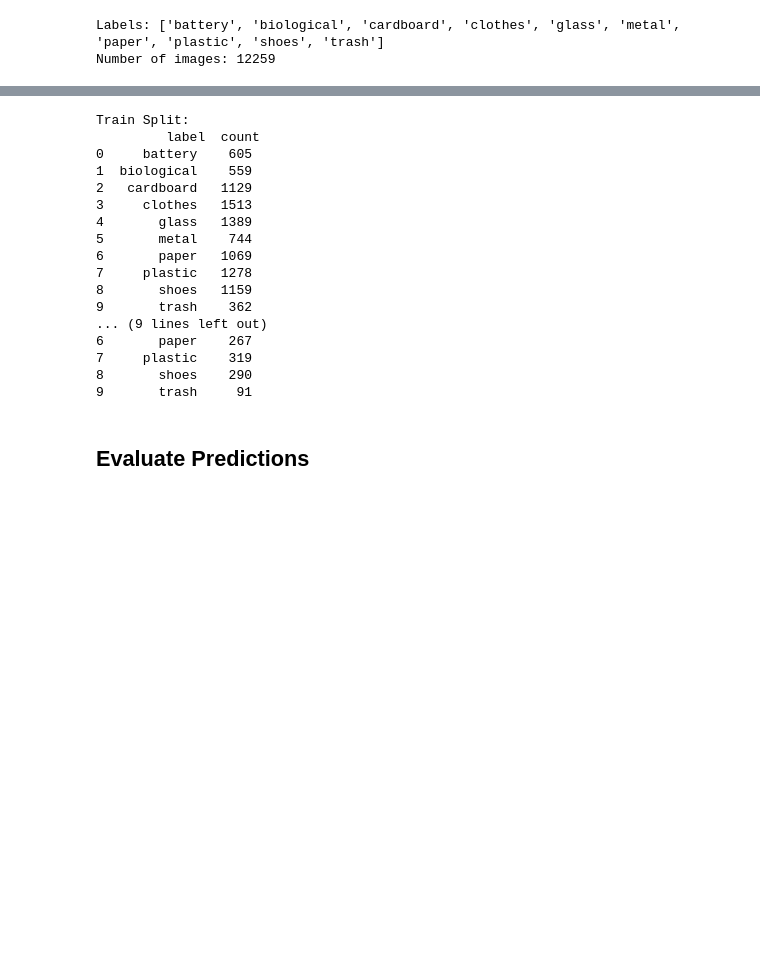
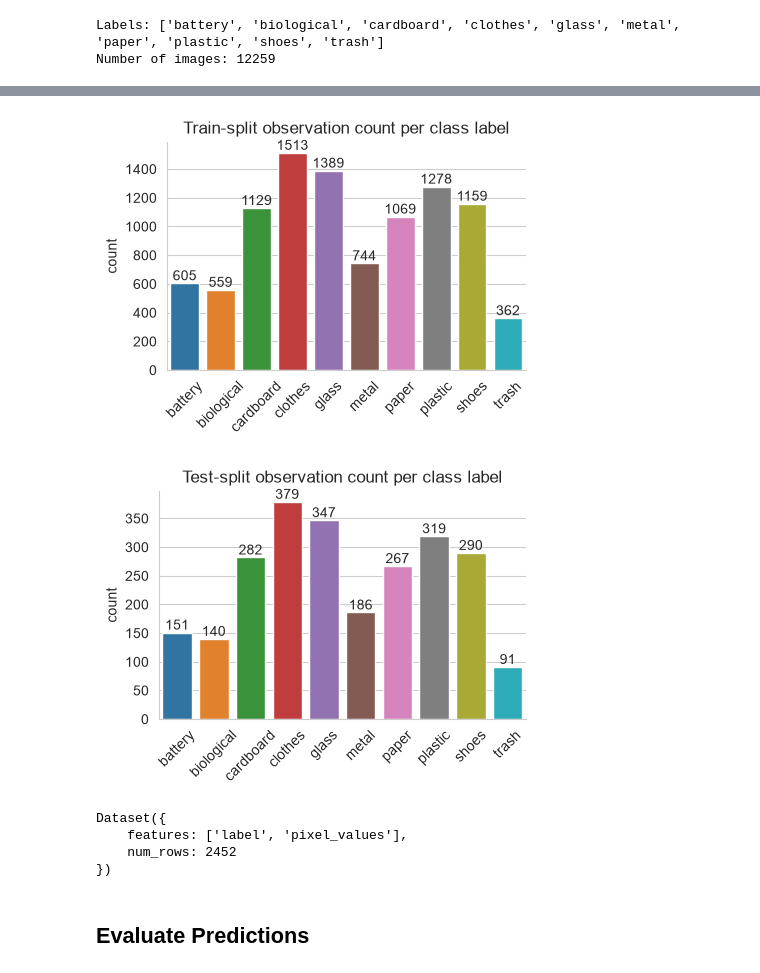
Before and after one commit to Nello-pn/trashCLIP, a Jupyter notebook: CLIP_ZeroShot.ipynb, the cells around one changed output, grey strips where cells are left out. Cells and saved outputs as stored; diff of their text form; code cells hidden in the pictures; blank space fills up the shorter version.

```diff
--- a/CLIP_ZeroShot.ipynb
+++ b/CLIP_ZeroShot.ipynb
@@ -141,28 +145,31 @@ plt.show()
 # %%
 # Split dataset into train and test
 data_split = dataset.train_test_split(test_size=0.2, shuffle=True, seed=42, stratify_by_column="label")
 train = data_split["train"]
 test = data_split["test"]
-print("Train Split:\n", count_observations(train))
-print("\nTest Split:\n", count_observations(test))
+
+# illustrate class distribution
+for split, name in [(train, "Train"), (test, "Test")]:
+    data = count_observations(split)
+    sns.set_style("whitegrid")
+    g = sns.catplot(data, x="label", y="count", kind="bar", hue="label", height=3, aspect=1.5)
+    for ax in g.axes.flat:
+        for container in ax.containers:
+            ax.bar_label(container)
+    g.set_xlabels("")
+    plt.xticks(rotation=45)
+    plt.title(f"{name}-split observation count per class label")
+    plt.show()
 # %% [output]
-Train Split:
-         label  count
-0     battery    605
-1  biological    559
-2   cardboard   1129
-3     clothes   1513
-4       glass   1389
-5       metal    744
-6       paper   1069
-7     plastic   1278
-8       shoes   1159
-9       trash    362
-... (9 lines left out)
-6       paper    267
-7     plastic    319
-8       shoes    290
-9       trash     91
+[figure, added]
+[figure, added]
+# %%
+test
+# %% [output]
+Dataset({
+    features: ['label', 'pixel_values'],
+    num_rows: 2452
+})
 # %%
 # process images in test split
 from transformers import CLIPImageProcessor
```
Also changed, not shown: parts of 1 cell of this notebook.
